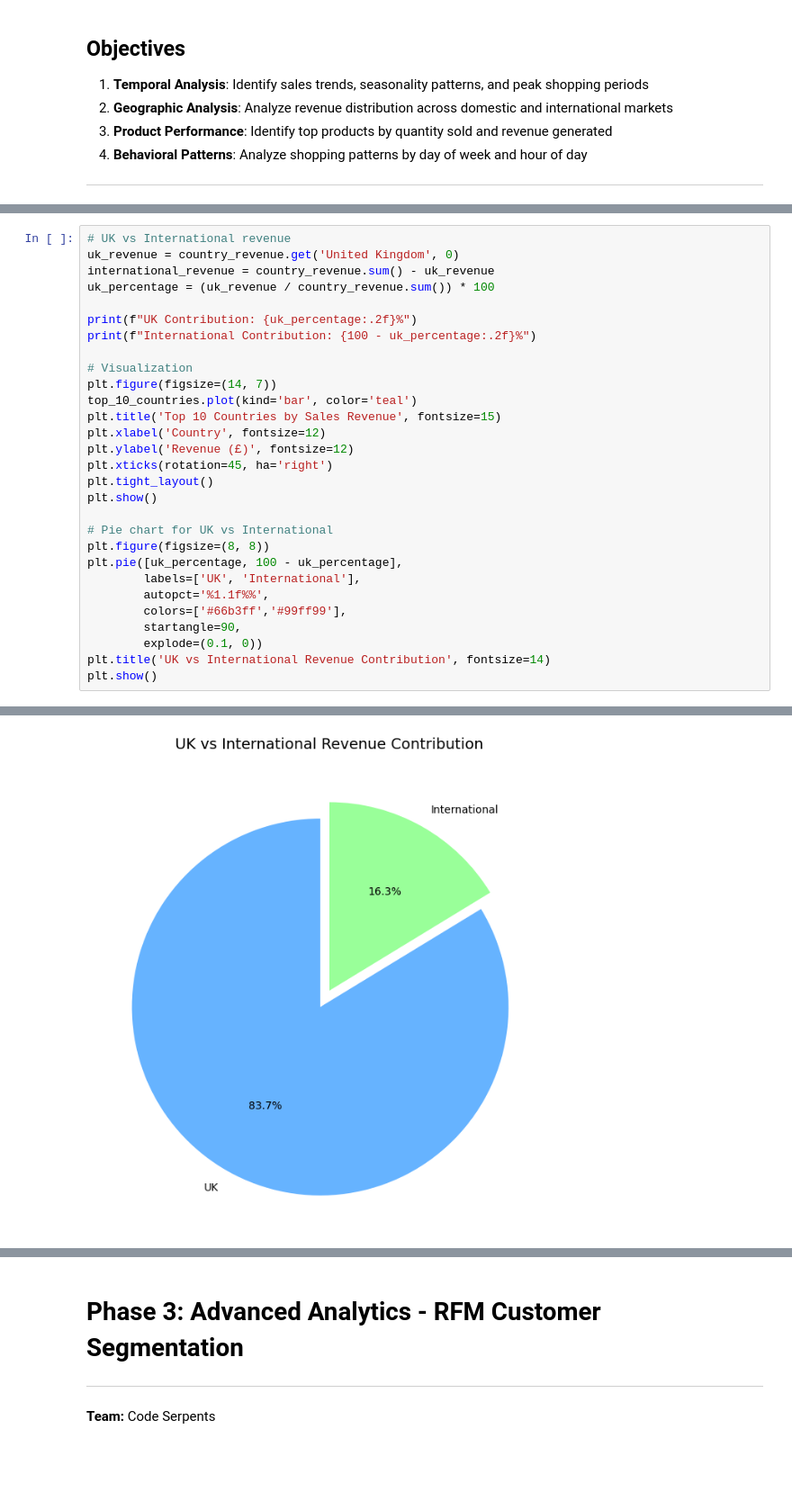
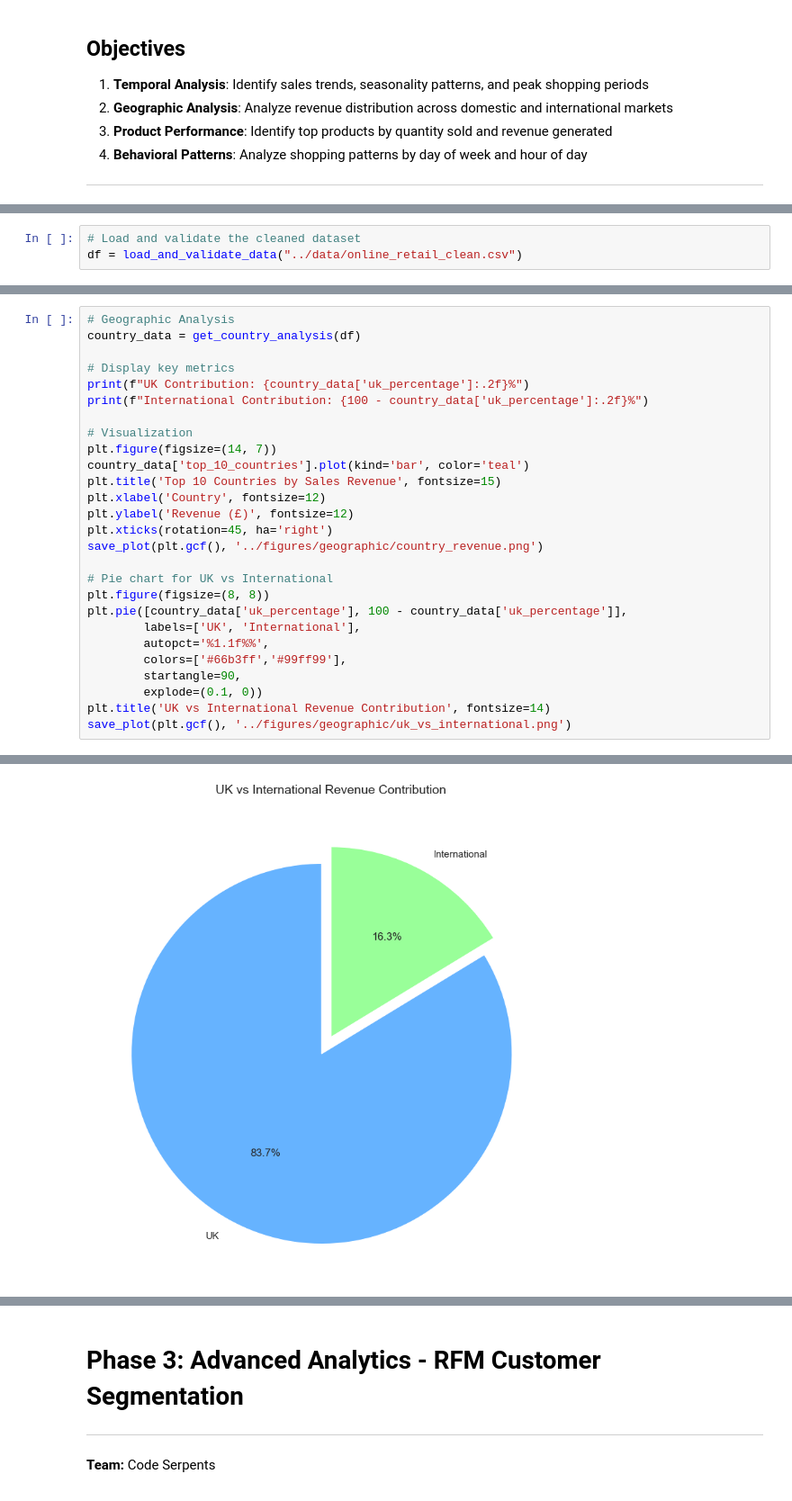
Before and after one commit to DilsaraThiranjaya/Strategic-Growth-Analysis-Team-Code-Serpents, a Jupyter notebook: notebooks/retail_analysis.ipynb, the cells around one changed output, grey strips where cells are left out. Shown at 90% size. Saved outputs shown, nothing was run; the diff lists cells and outputs as text; blank space fills up the shorter version.

```diff
--- a/notebooks/retail_analysis.ipynb
+++ b/notebooks/retail_analysis.ipynb
@@ -571,0 +170,3 @@ Name: TotalPrice, dtype: float32
+# %%
+# Load and validate the cleaned dataset
+df = load_and_validate_data("../data/online_retail_clean.csv")
@@ -572,32 +250,30 @@ Name: TotalPrice, dtype: float32
 # %%
-# UK vs International revenue
-uk_revenue = country_revenue.get('United Kingdom', 0)
-international_revenue = country_revenue.sum() - uk_revenue
-uk_percentage = (uk_revenue / country_revenue.sum()) * 100
+# Geographic Analysis
+country_data = get_country_analysis(df)
 
-print(f"UK Contribution: {uk_percentage:.2f}%")
-print(f"International Contribution: {100 - uk_percentage:.2f}%")
+# Display key metrics
+print(f"UK Contribution: {country_data['uk_percentage']:.2f}%")
+print(f"International Contribution: {100 - country_data['uk_percentage']:.2f}%")
 
 # Visualization
 plt.figure(figsize=(14, 7))
-top_10_countries.plot(kind='bar', color='teal')
+country_data['top_10_countries'].plot(kind='bar', color='teal')
 plt.title('Top 10 Countries by Sales Revenue', fontsize=15)
 plt.xlabel('Country', fontsize=12)
 plt.ylabel('Revenue (£)', fontsize=12)
 plt.xticks(rotation=45, ha='right')
-plt.tight_layout()
-plt.show()
+save_plot(plt.gcf(), '../figures/geographic/country_revenue.png')
 
 # Pie chart for UK vs International
 plt.figure(figsize=(8, 8))
-plt.pie([uk_percentage, 100 - uk_percentage],
+plt.pie([country_data['uk_percentage'], 100 - country_data['uk_percentage']],
         labels=['UK', 'International'],
         autopct='%1.1f%%',
         colors=['#66b3ff','#99ff99'],
         startangle=90,
         explode=(0.1, 0))
 plt.title('UK vs International Revenue Contribution', fontsize=14)
-plt.show()
+save_plot(plt.gcf(), '../figures/geographic/uk_vs_international.png')
 # %% [output]
 UK Contribution: 83.71%
 International Contribution: 16.29%
@@ -605 +281 @@ International Contribution: 16.29%
-[figure, old version]
+[figure, new version]
```
Also changed, not shown: parts of 140 cells of this notebook, 2 other files.
